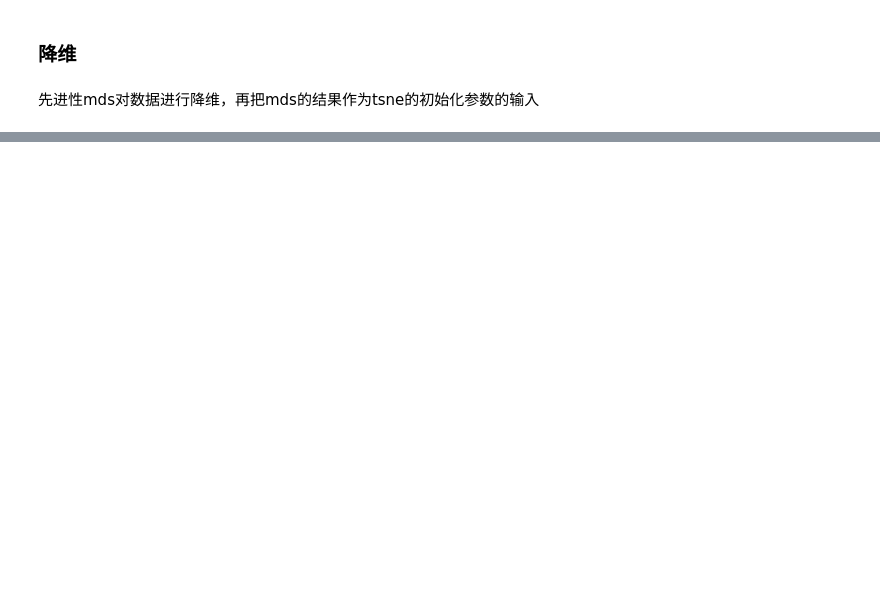
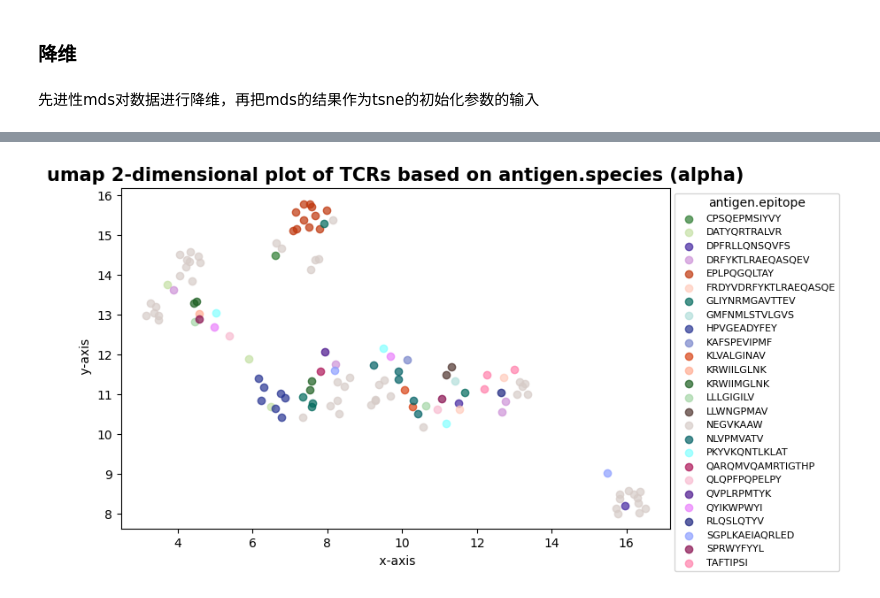
Before and after one commit to UoB-DSMP-2023-24/dsmp-2024-group02, a Jupyter notebook: alpha_and_beta.ipynb, the cells around one changed output, grey strips where cells are left out. Drawn from its saved outputs; the diff is of its cells as text; code cells hidden in the pictures; blank space fills up the shorter version.

```diff
--- a/alpha_and_beta.ipynb
+++ b/alpha_and_beta.ipynb
@@ -546,0 +268,4 @@ clone_df_0
+# %%
+gmm = GaussianMixture(n_components=8, max_iter=300, means_init=gaussian_init, random_state=42)
+
+gmm.fit(cluster_positions)
@@ -546,0 +289,2 @@ clone_df_0
+# %%
+labels = gmm.predict(cluster_positions)
@@ -546,0 +295,46 @@ clone_df_0
+# %%
+cluster_results = np.column_stack((cluster_positions, labels))
+# %%
+label = 0
+bool = np.isin(cluster_results[:, -1], label)
+
+cluster_0_coordinate = cluster_results[bool][:, 0:-1]
+
+clone_df_0 = clone_df[clone_df['label'] == label]
+# %%
+reducer_umap = umap.UMAP(n_neighbors=30, min_dist=0.25, random_state=42)
+embedding0 = reducer_umap.fit_transform(cluster_0_coordinate)
+
+
+specificity = clone_df_0['antigen.epitope']
+unique_antigen_species = np.unique(specificity)
+
+# 定义一个颜色列表
+color_list = [
+    "#2E7D32", "#C5E1A5", "#4527A0", "#CE93D8", "#BF360C",
+    "#FFCCBC", "#00695C", "#B2DFDB", "#283593", "#7986CB",
+    "#D84315", "#FFAB91", "#1B5E20", "#A5D6A7", "#4E342E",
+    "#D7CCC8", "#006064", "#84FFFF", "#AD1457", "#F8BBD0",
+    "#4A148C", "#EA80FC", "#1A237E", "#8C9EFF", "#880E4F",
+    "#FF80AB", "#37474F"
+]
+# 确保颜色列表的长度至少与 unique_antigen_species 的数量一致
+colors = color_list[:len(unique_antigen_species)]
+
+color_map = dict(zip(unique_antigen_species, colors))
+
+plt.figure(figsize=(8, 5))
+
+for antigen_species, color in color_map.items():
+    true_indiex = (specificity == antigen_species)
+    plt.scatter(embedding0[true_indiex, 0], embedding0[true_indiex, 1], color=color, label=antigen_species,
+                    alpha=0.7)
+
+plt.title('umap 2-dimensional plot of TCRs based on antigen.species ({})'.format('alpha'), fontweight='bold', fontsize=15)
+plt.xlabel(' x-axis')
+plt.ylabel(' y-axis')
+plt.legend(title='antigen.epitope', bbox_to_anchor=(1, 1), loc='upper left', fontsize=8)
+plt.savefig('alpha_0')
+plt.show()
+# %% [output]
+[figure, added]
```
Also changed, not shown: parts of 84 cells of this notebook.
